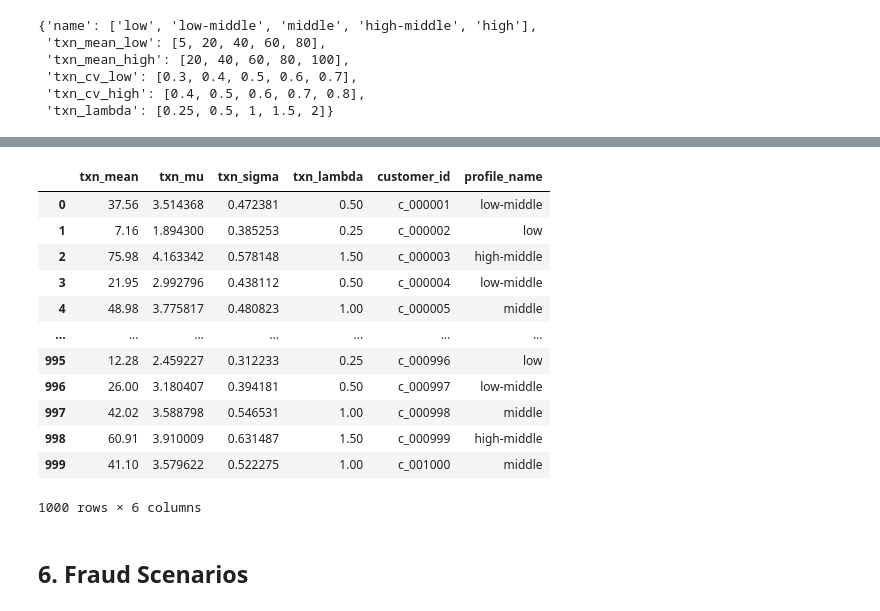
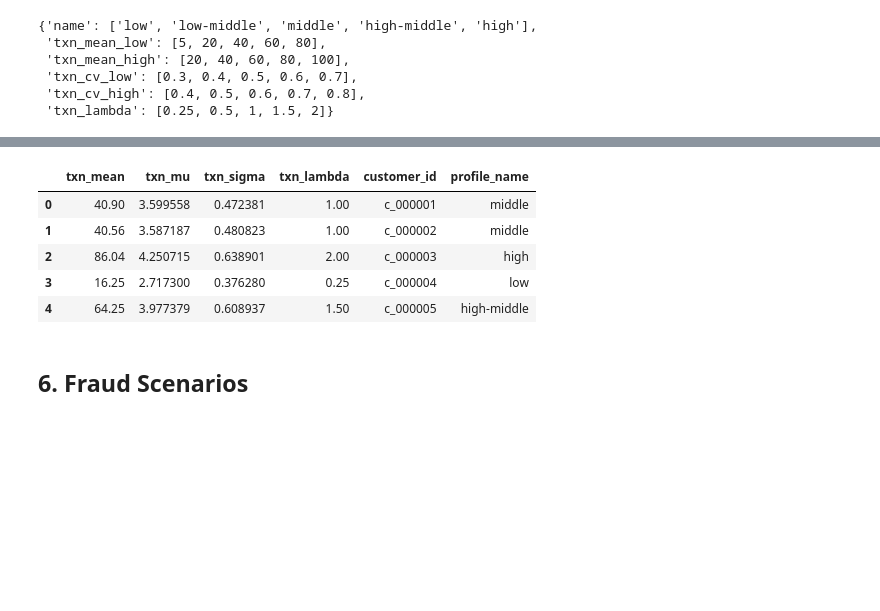
Before and after one commit to joshuavaple/credit-card-fraud-detection, a Jupyter notebook: notebooks/business_knowledge.ipynb, the cells around one changed output, grey strips where cells are left out. Saved outputs shown, nothing was run; the diff lists cells and outputs as text; code cells hidden in the pictures; blank space fills up the shorter version.

```diff
--- a/notebooks/business_knowledge.ipynb
+++ b/notebooks/business_knowledge.ipynb
@@ -200,6 +200,22 @@ from typing import List
 from datetime import datetime
 from typing import Optional
 
+
+class UUIDGenerator:
+    """
+    Helper class to generate UUIDs with a specified length of the UUID string.
+    The UUID is generated using the uuid4 method and then truncated to the specified length.
+    Optional to add prefix and suffix to the generated UUID, which will add to the total length.
+    """
+
+    def __init__(self, id_length: int = 10):
+        self.id_length = id_length
+
+    def generate_id(
+        self, prefix: Optional[str] = "", suffix: Optional[str] = ""
+    ) -> str:
+        id = prefix + str(uuid.uuid4().hex)[: self.id_length] + suffix
+        return id
 
 class GroupProfiles(BaseModel):
     name: List[str]
@@ -217,6 +233,7 @@ class Customer:
         self._timestamp_format = "%Y-%m-%d %H:%M:%S"
         self._big_ticket_proba = 0.005
         self._big_ticket_multiplier = 10  # Adjust the multiplier as needed
+        self._uuid_generator = UUIDGenerator(id_length=10)
 
     def generate_txn_value(self):
         """
@@ -257,6 +274,7 @@ class Customer:
         txn_timestamp = datetime.now().strftime(self._timestamp_format)
         txn_date = datetime.now().strftime(self._date_format)
         return {
+            "txn_id": self._uuid_generator.generate_id(prefix="t_"),
             "txn_timestamp": txn_timestamp,
             "txn_date": txn_date,
             "txn_value": txn_value,
@@ -306,6 +324,7 @@ class Customer:
                         txn_timestamp = txn_timestamp.strftime(self._timestamp_format)
                         batch_txns.append(
                             {
+                                "txn_id": self._uuid_generator.generate_id(prefix="t_"),
                                 "txn_timestamp": txn_timestamp,
                                 "txn_date": txn_date,
                                 "txn_value": txn_value,
@@ -401,20 +420,3 @@ class CustomerGenerator:
             }
 
         return output_dict
-
-
-class UUIDGenerator:
-    """
-    Helper class to generate UUIDs with a specified length of the UUID string.
-    The UUID is generated using the uuid4 method and then truncated to the specified length.
-    Optional to add prefix and suffix to the generated UUID, which will add to the total length.
-    """
-
-    def __init__(self, id_length: int = 10):
-        self.id_length = id_length
-
-    def generate_id(
-        self, prefix: Optional[str] = "", suffix: Optional[str] = ""
-    ) -> str:
-        id = prefix + str(uuid.uuid4().hex)[: self.id_length] + suffix
-        return id
@@ -510,10 +507,10 @@ group_profiles
 # %%
 # generate txns for each customer
 start_date="2024-01-01"
-num_days=30
+num_days=365
 txn_data = []
 customer_data = []
-num_customers = 1000
+num_customers = 10000
 
 for i in range(1,num_customers+1):
     # generate customer
@@ -583,19 +556,12 @@ Name: 0, dtype: object
 # %%
-df_customers
+df_customers.head(5)
 # %% [output]
 |  | txn_mean | txn_mu | txn_sigma | txn_lambda | customer_id | profile_name |
-| 0 | 37.56 | 3.514368 | 0.472381 | 0.50 | c_000001 | low-middle |
-| 1 | 7.16 | 1.894300 | 0.385253 | 0.25 | c_000002 | low |
-| 2 | 75.98 | 4.163342 | 0.578148 | 1.50 | c_000003 | high-middle |
-| 3 | 21.95 | 2.992796 | 0.438112 | 0.50 | c_000004 | low-middle |
-| 4 | 48.98 | 3.775817 | 0.480823 | 1.00 | c_000005 | middle |
-| ... | ... | ... | ... | ... | ... | ... |
-| 995 | 12.28 | 2.459227 | 0.312233 | 0.25 | c_000996 | low |
-| 996 | 26.00 | 3.180407 | 0.394181 | 0.50 | c_000997 | low-middle |
-| 997 | 42.02 | 3.588798 | 0.546531 | 1.00 | c_000998 | middle |
-| 998 | 60.91 | 3.910009 | 0.631487 | 1.50 | c_000999 | high-middle |
-| 999 | 41.10 | 3.579622 | 0.522275 | 1.00 | c_001000 | middle |
+| 0 | 40.90 | 3.599558 | 0.472381 | 1.00 | c_000001 | middle |
+| 1 | 40.56 | 3.587187 | 0.480823 | 1.00 | c_000002 | middle |
+| 2 | 86.04 | 4.250715 | 0.638901 | 2.00 | c_000003 | high |
+| 3 | 16.25 | 2.717300 | 0.376280 | 0.25 | c_000004 | low |
+| 4 | 64.25 | 3.977379 | 0.608937 | 1.50 | c_000005 | high-middle |
-1000 rows × 6 columns
 # %% [markdown]
 ## 6. Fraud Scenarios
 # %%
```
Also changed, not shown: parts of 24 cells of this notebook.
